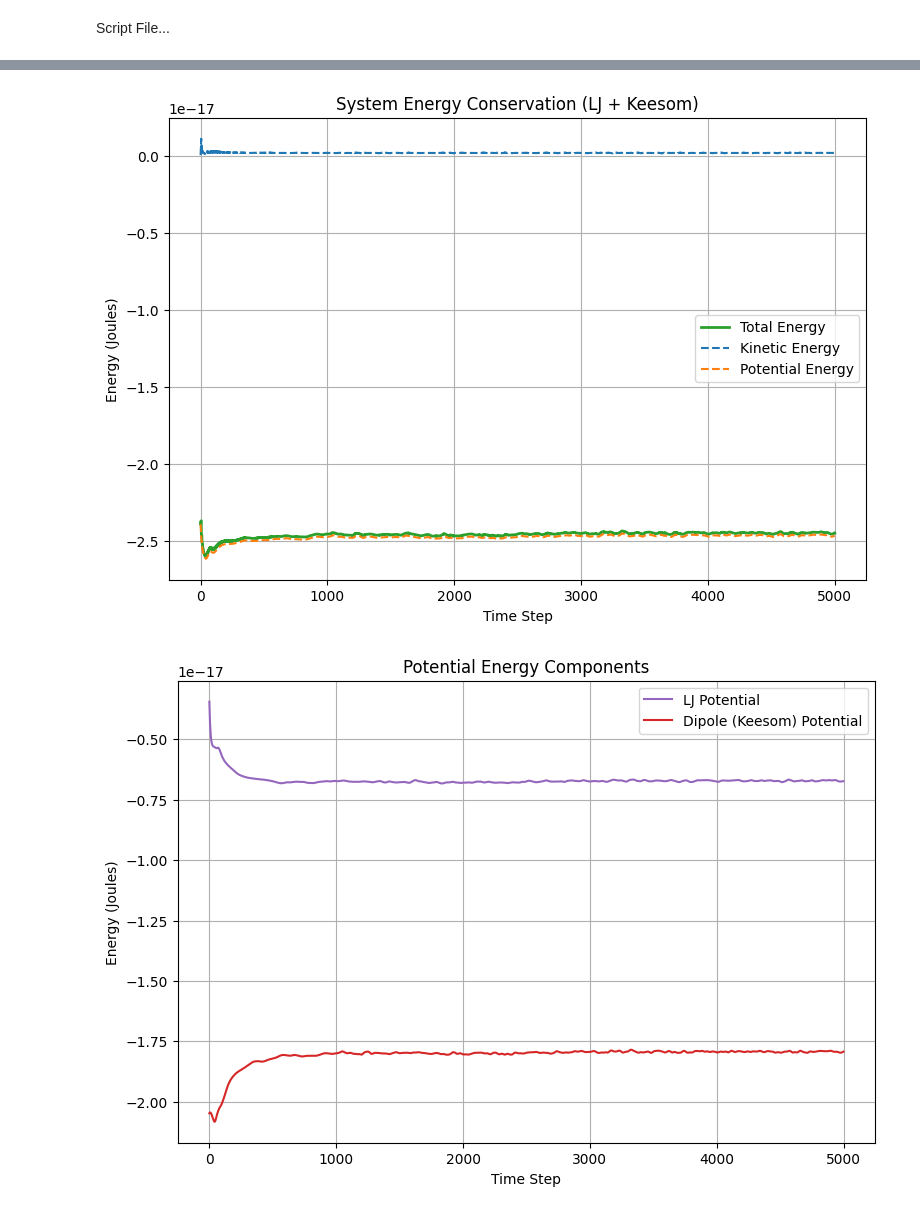
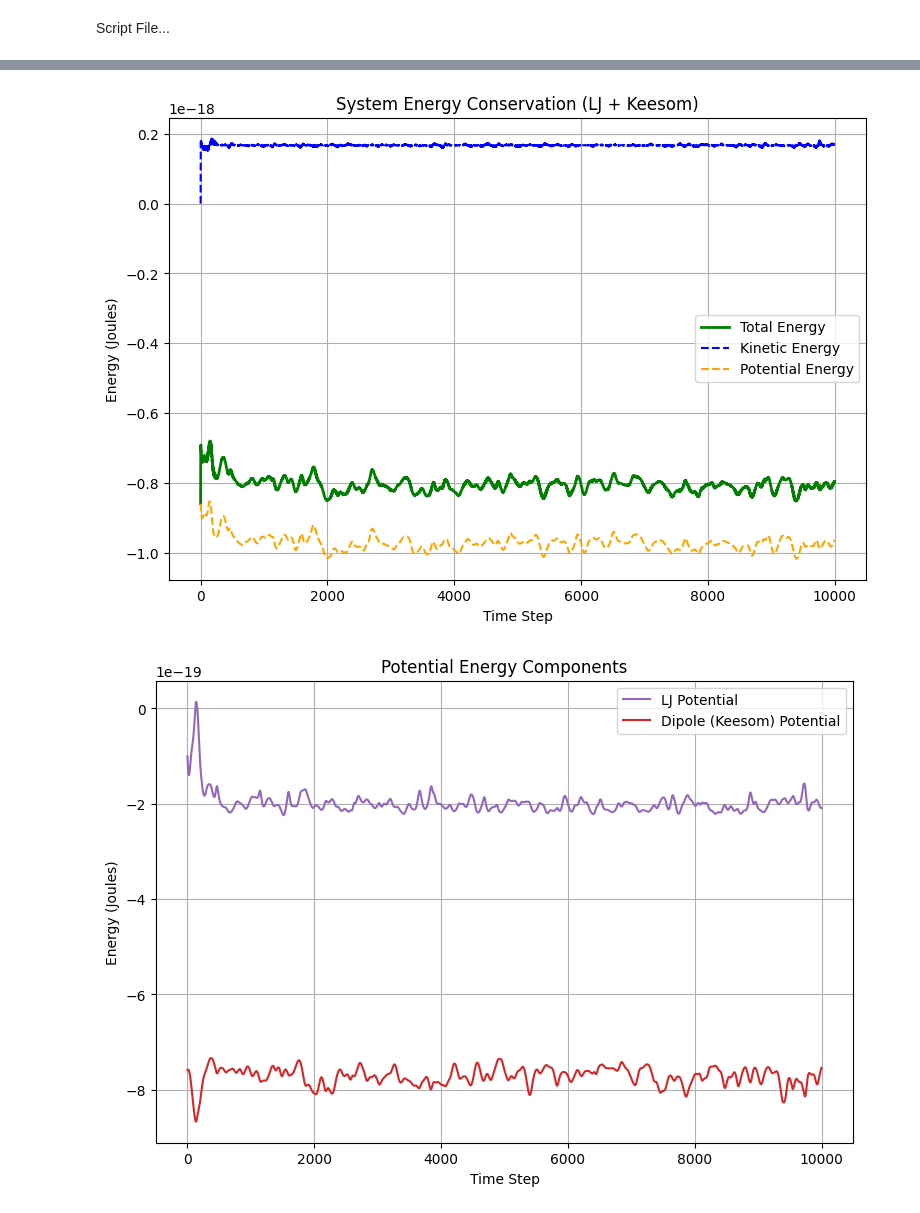
Before and after one commit to AlexPooley7/Multiscale-Modelling, a Jupyter notebook: CE20248/Coursework/Mixture_2.ipynb, the cells around one changed output, grey strips where cells are left out. Saved outputs shown, nothing was run; the diff lists cells and outputs as text; code cells hidden in the pictures.

```diff
--- a/CE20248/Coursework/Mixture_2.ipynb
+++ b/CE20248/Coursework/Mixture_2.ipynb
@@ -306,7 +321,7 @@ Script File...
 # Initial Variables:
 # =================================================
 # MC Variables
-nsteps = 20000            # Number of integration steps, where dt=0.005tau and tau = sigma*sqrt(mass/epsilon)
+nsteps = 200            # Number of integration steps, where dt=0.005tau and tau = sigma*sqrt(mass/epsilon)
 dimensionless_dt = 0.001  # Dimensionless time step
 
 # --- Physical Constants (SI Units) ---
@@ -348,6 +363,7 @@ volume_water_factor = mass_water_factor / rho_water          # Calculate the vol
 volume_po_factor = mass_po_factor / rho_po                   # [m^3]
 total_volume_factor = volume_water_factor + volume_po_factor # Calculate the total volume of the batch (assuming volumes add up)
 rho = total_mass_factor / total_volume_factor                # Density average due to composition
+print(rho)
 
 # array initialisation
 mu_array = np.array([mu_water, mu_po]) # Make an array for the electric constants
@@ -409,6 +425,6 @@ rlist = rskin + rc      # Means particles not missed out in the timestep within
 
 # Misc initialisation
 KE, PE, TE, LJpotlist, dippotlist = [], [], [], [], [] # Lists to store energies
-save_stride = 10        # Only saves every 10th frame to reduce file size
+save_stride = 100        # Only saves every 10th frame to reduce file size
 traj = []               # list of snapshots for XYZ export
-steps = 5000             # Number of steps for the integrator
+steps = 10000             # Number of steps for the integrator
@@ -415,6 +433,8 @@ steps = 5000             # Number of steps for the integrator
+# %%
+neighbour_list = build_neighbour_list(positions, L, rlist)
 # %%
 # Vertlet neighbour listing
-neighbour_list = build_neighbour_list_cells(positions, L, rlist) # Note this is a cell list!
+# neighbour_list = build_neighbour_list_cells(positions, L, rlist) # Note this is a cell list!
 ref_positions = positions.copy() # reference for skin criterion
 # %%
 # Call the initial compute forces function
@@ -438,5 +458,5 @@ Initial total force magnitude = 2.797303480598956e-07
 # %%
-# Velocity Vertlet Integrator - More efficient one out there?
+# Velocity Vertlet Integrator - More efficient one out there?, check force function in right order
 Tinst_history = []
 P_history = []
 
@@ -447,7 +467,7 @@ for step in range(steps): # Will run for number of step initialised earlier
 
     # Rebuild the neighbour list
     if max_displacement(positions, ref_positions, L) > 0.5*rskin:
-        neighbour_list = build_neighbour_list_cells(positions, L, rlist)
+        neighbour_list = build_neighbour_list(positions, L, rlist)
         ref_positions = positions.copy()
 
     # Compute new forces
@@ -479,33 +499,33 @@ for step in range(steps): # Will run for number of step initialised earlier
 # %%
 # =============================================
 # Plot 1: Main Energy Conservation Plot
 # =============================================
 plt.figure(figsize=(9, 6))
-plt.plot(TE, label='Total Energy', color='tab:green', linewidth=2)
-plt.plot(KE, label='Kinetic Energy', color='tab:blue', linestyle='--')
-plt.plot(PE, label='Potential Energy', color='tab:orange', linestyle='--')
+plt.plot(TE, label='Total Energy', color='green', linewidth=2)
+plt.plot(KE, label='Kinetic Energy', color='blue', linestyle='--')
+plt.plot(PE, label='Potential Energy', color='orange', linestyle='--')
 plt.xlabel('Time Step')
 plt.ylabel('Energy (Joules)')  # Corrected unit
 plt.title('System Energy Conservation (LJ + Keesom)') # Corrected title
 plt.legend()
 plt.grid(True)
 plt.show()
 
 # =============================================
 # Plot 2: Potential Energy Components
 # =============================================
 plt.figure(figsize=(9, 6))
 plt.plot(LJpotlist, label='LJ Potential', color='tab:purple')
 plt.plot(dippotlist, label='Dipole (Keesom) Potential', color='tab:red')
 plt.xlabel('Time Step')
 plt.ylabel('Energy (Joules)') # Corrected unit
 plt.title('Potential Energy Components') # Corrected title
 plt.legend()
 plt.grid(True)
 plt.show()
 # %% [output]
-[figure, old version]
+[figure, new version]
-[figure, old version]
+[figure, new version]
 # %%
 # Pressure using the virial expansion:
 P_avg = np.mean(P_history)
```
Also changed, not shown: parts of 12 cells of this notebook, 1 other file.
